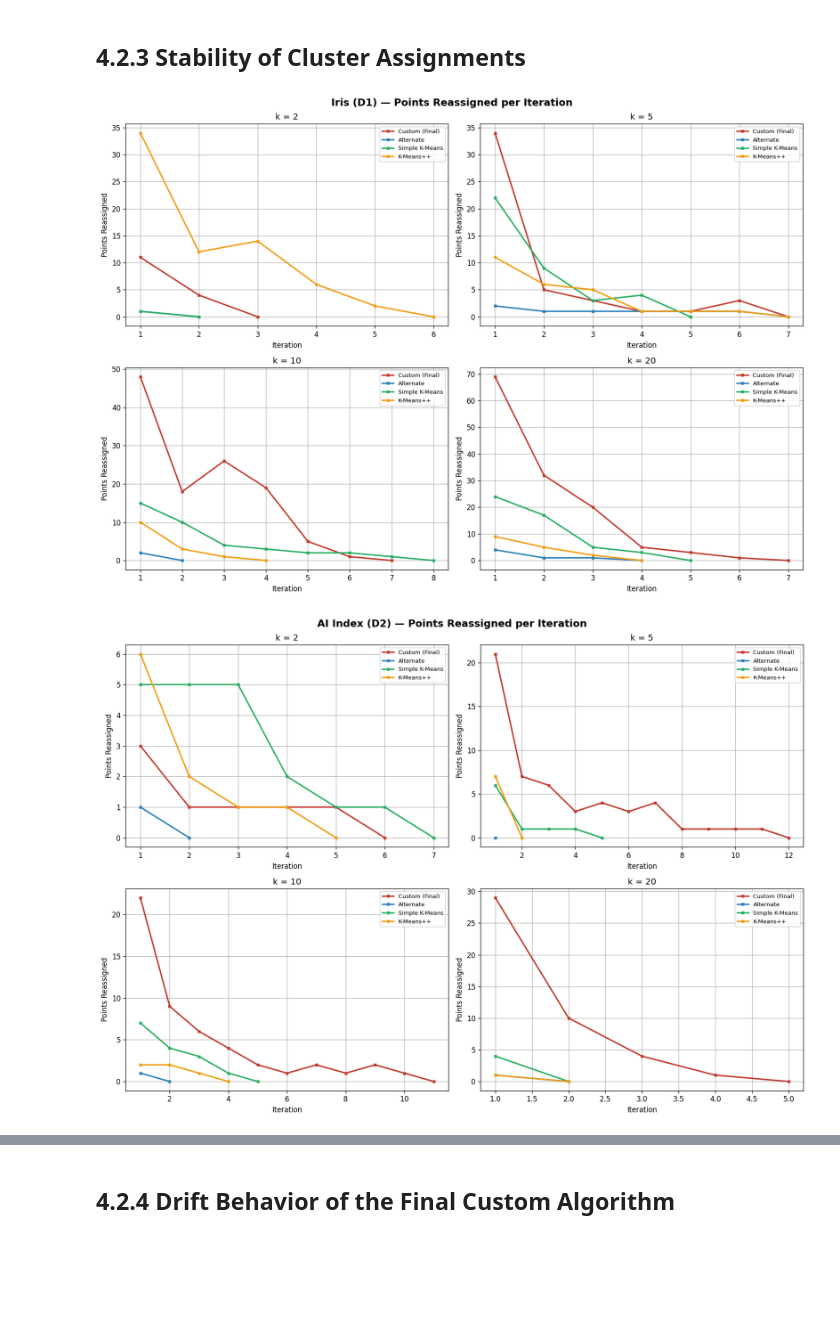
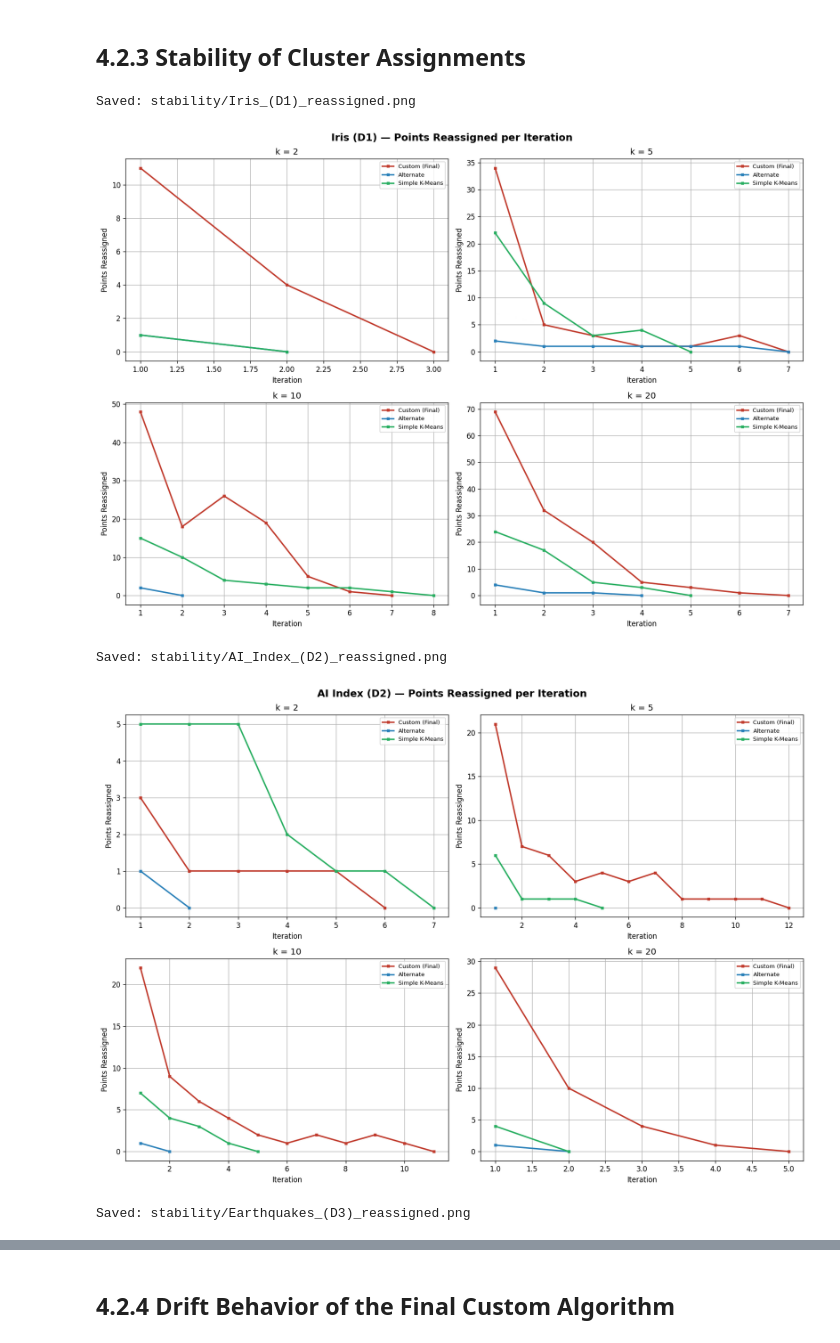
Before and after one commit to MehdiSabor/ADT-Project, a Jupyter notebook: section4_analysis.ipynb, the cells around one changed output, grey strips where cells are left out. Cells and saved outputs as stored; diff of their text form; code cells hidden in the pictures; blank space fills up the shorter version.

```diff
--- a/section4_analysis.ipynb
+++ b/section4_analysis.ipynb
@@ -294,10 +294,8 @@ comparison_summary_df.head()
 for ds_name, data in datasets.items():
     pca = PCA(n_components=2)
     data_2d = pca.fit_transform(data)
-
     fig, axes = plt.subplots(len(k_values), len(model_names), figsize=(20, 18))
     fig.suptitle(ds_name, fontsize=18, fontweight="bold", y=1.01)
-
     for row_idx, k in enumerate(k_values):
         for col_idx, model_name in enumerate(model_names):
             ax = axes[row_idx, col_idx]
@@ -306,7 +304,12 @@ for ds_name, data in datasets.items():
             ax.set_title(f"{model_name}\nk={k}", fontsize=10)
             ax.set_xlabel("PC1")
             ax.set_ylabel("PC2")
+    plt.tight_layout()
 
-    plt.tight_layout()
-    plt.show()
+    # Save to file
+    filename = f"{ds_name.replace(' ', '_')}_clustering.png"
+    plt.savefig(filename, dpi=150, bbox_inches="tight")
+    print(f"Saved: {filename}")
+
+    plt.show()  # Show in Jupyter
 # %% [output]
@@ -316,13 +322,17 @@ for ds_name, data in datasets.items():
 # %% [markdown]
 ## 4.2.2 Convergence Behavior (SSE vs Iteration)
 # %%
+import os
+os.makedirs("convergence", exist_ok=True)
+
 for ds_name in datasets:
     fig, axes = plt.subplots(2, 2, figsize=(14, 10))
     fig.suptitle(f"{ds_name} — SSE Convergence", fontsize=14, fontweight="bold")
-
     for idx, k in enumerate(k_values):
         ax = axes[idx // 2, idx % 2]
         for model_name in model_names:
+            if model_name == "K-Means++":
+                continue
             hist = all_results[(ds_name, k, model_name)]["sse_history"]
             ax.plot(
                 range(1, len(hist) + 1),
@@ -337,7 +347,11 @@ for ds_name in datasets:
         ax.set_xlabel("Iteration")
         ax.set_ylabel("SSE")
         ax.legend(fontsize=8)
+    plt.tight_layout()
 
-    plt.tight_layout()
+    filename = f"convergence/{ds_name.replace(' ', '_')}_sse_convergence.png"
+    plt.savefig(filename, dpi=150, bbox_inches="tight")
+    print(f"Saved: {filename}")
+
     plt.show()
 # %% [output]
@@ -347,30 +364,41 @@ for ds_name in datasets:
 # %% [markdown]
 ## 4.2.3 Stability of Cluster Assignments
 # %%
+import os
+os.makedirs("stability", exist_ok=True)
+
 for ds_name in datasets:
     fig, axes = plt.subplots(2, 2, figsize=(14, 10))
     fig.suptitle(f"{ds_name} — Points Reassigned per Iteration", fontsize=14, fontweight="bold")
-
     for idx, k in enumerate(k_values):
         ax = axes[idx // 2, idx % 2]
         for model_name in model_names:
+            if model_name == "K-Means++":
+                continue
             hist = all_results[(ds_name, k, model_name)]["reassigned_history"]
             ax.plot(
                 range(1, len(hist) + 1),
                 hist,
                 color=model_colors[model_name],
                 linewidth=2,
                 marker="s",
                 markersize=3,
                 label=model_name,
             )
         ax.set_title(f"k = {k}")
         ax.set_xlabel("Iteration")
         ax.set_ylabel("Points Reassigned")
         ax.legend(fontsize=8)
+    plt.tight_layout()
 
-    plt.tight_layout()
+    filename = f"stability/{ds_name.replace(' ', '_')}_reassigned.png"
+    plt.savefig(filename, dpi=150, bbox_inches="tight")
+    print(f"Saved: {filename}")
+
     plt.show()
 # %% [output]
+Saved: stability/Iris_(D1)_reassigned.png
-[figure, old version]
+[figure, new version]
+Saved: stability/AI_Index_(D2)_reassigned.png
-[figure, old version]
+[figure, new version]
+Saved: stability/Earthquakes_(D3)_reassigned.png
```
Also changed, not shown: parts of 5 cells of this notebook, 28 other files.
